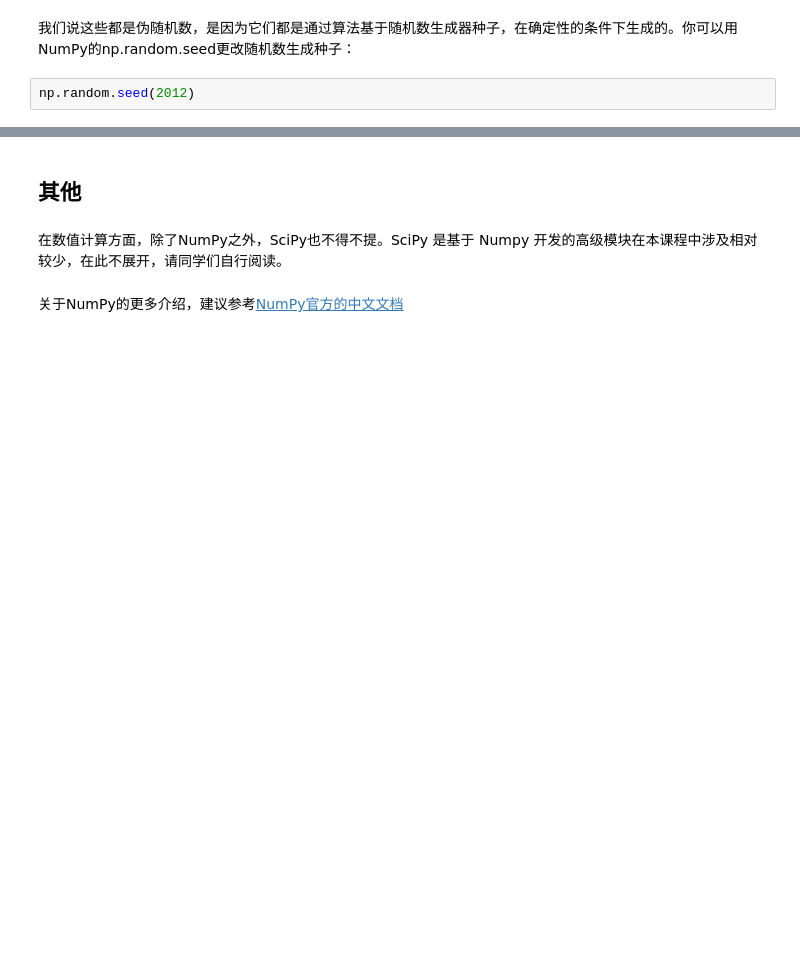
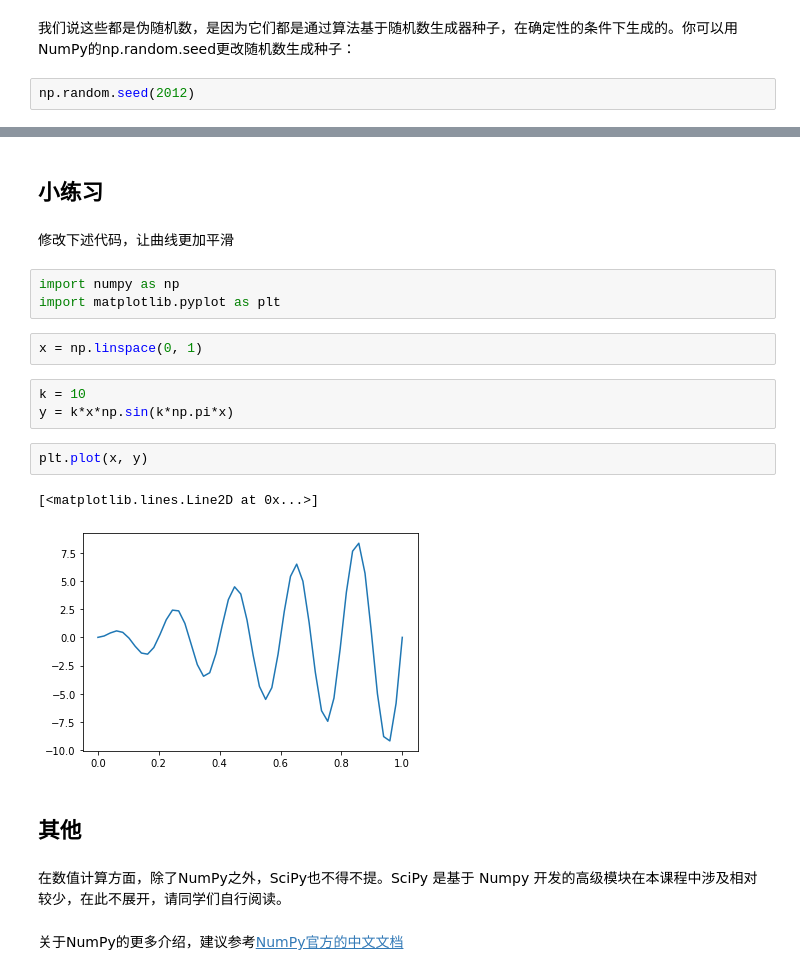
Before and after one commit to byaxb/DataMiningExperiments, a Jupyter notebook: ch03_数据挖掘常用模块A.ipynb, the cells around one changed output, grey strips where cells are left out. Cells and saved outputs as stored; diff of their text form; blank space fills up the shorter version.

```diff
--- a/ch03_数据挖掘常用模块A.ipynb
+++ b/ch03_数据挖掘常用模块A.ipynb
@@ -1477,6 +1565,23 @@ np.random.seed(2012)
 # %% [markdown]
 一些常用的与随机数相关的函数：
 ![img](figtabs/ch3/python_for_data_analysis_table4.8.png)
+# %% [markdown]
+## 小练习
+# %% [markdown]
+修改下述代码，让曲线更加平滑
+# %%
+import numpy as np
+import matplotlib.pyplot as plt
+# %%
+x = np.linspace(0, 1)
+# %%
+k = 10
+y = k*x*np.sin(k*np.pi*x)
+# %%
+plt.plot(x, y)
+# %% [output]
+[<matplotlib.lines.Line2D at 0x...>]
+[figure, added]
 # %% [markdown]
 ## 其他
 # %% [markdown]
```
Also changed, not shown: parts of 68 cells of this notebook.
